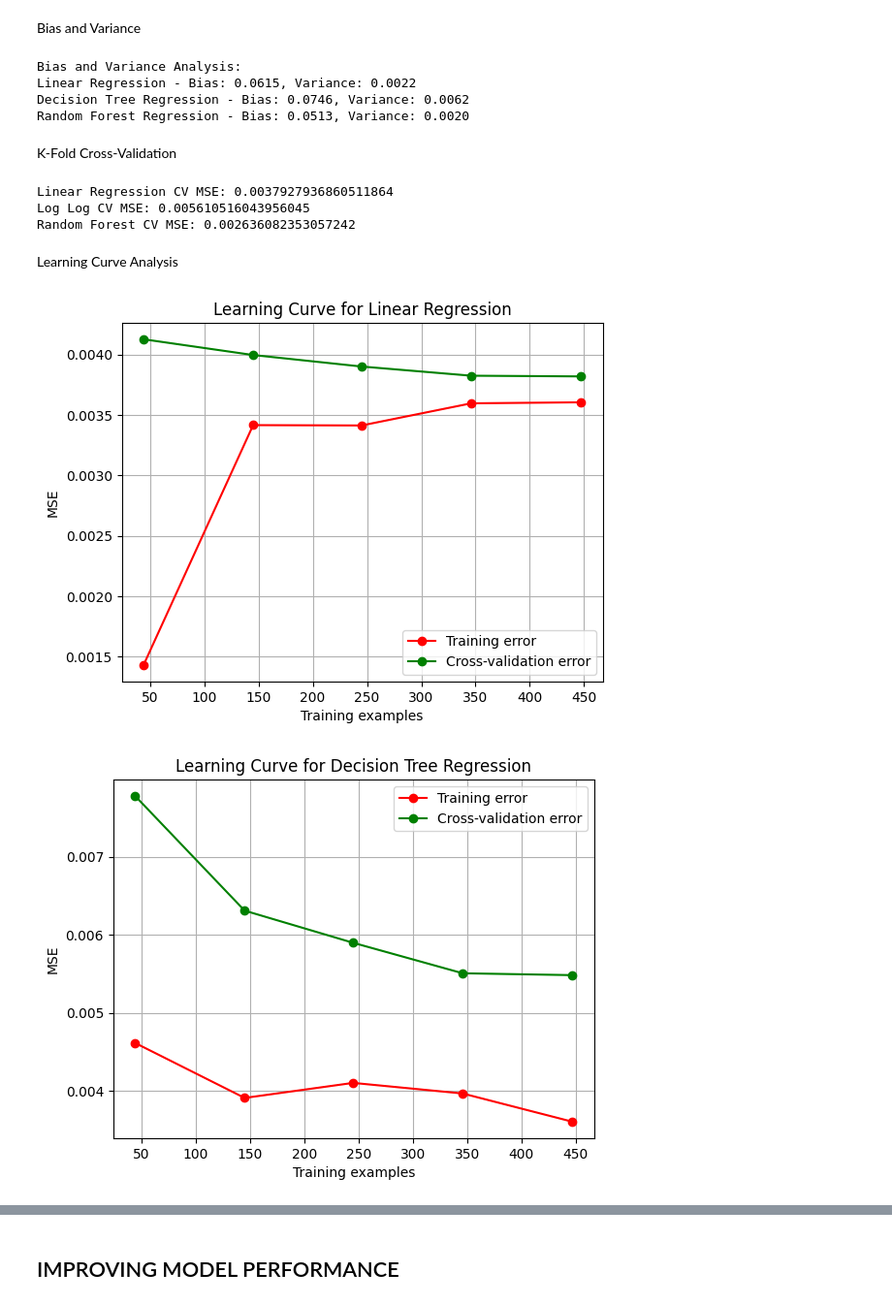
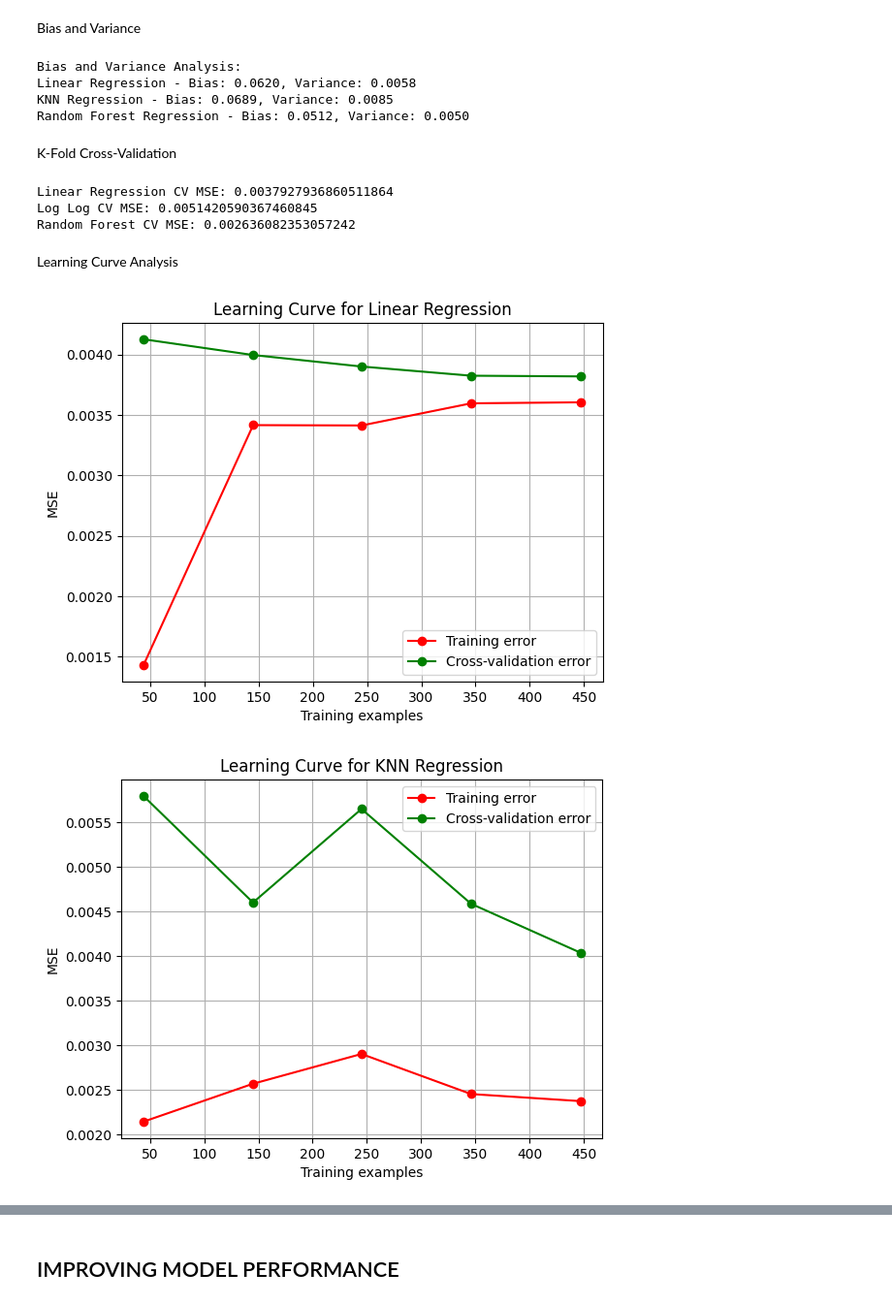
Before and after one commit to OldMarkie/Sleep-Efficiency-Data-Model, a Jupyter notebook: sleepEfficiencyModel.ipynb, the cells around one changed output, grey strips where cells are left out. Shown at 97% size. Cells and saved outputs as stored; diff of their text form; code cells hidden in the pictures.

Commit message:
in with the decision tree

```diff
--- a/sleepEfficiencyModel.ipynb
+++ b/sleepEfficiencyModel.ipynb
@@ -533,5 +543,2 @@ plt.show()
 # %% [markdown]
 Training the Model
-# %%
-knn_model = KNeighborsRegressor(n_neighbors=5, weights='uniform', metric='euclidean')
-knn_model.fit(X_train, y_train)
@@ -539,0 +545,11 @@ KNeighborsRegressor(metric='euclidean')
+# %%
+dtr_model = DecisionTreeRegressor(
+    criterion='friedman_mse',
+    max_depth=10,
+    min_samples_split=10,
+    min_samples_leaf=5,
+    max_features='sqrt',
+    random_state=24,
+    splitter='best'
+)
+dtr_model.fit(X_train, y_train)
@@ -684,25 +728,24 @@ def bias_variance_analysis(model, X, y, cv=5):
 
     return bias, variance
 
-# Calculate for Linear Regression
-linear_model_bias, linear_model_variance = bias_variance_analysis(linReg, X, y)
 
-# Calculate for Log-Log Regression
-dtr_model_bias, dtr_model_variance = bias_variance_analysis(knn_model, X, y)
+linear_model_bias, linear_model_variance = bias_variance_analysis(linReg, X_train, y_train)
 
-# Calculate for Random Forest Regression
-rf_model_bias, rf_model_variance = bias_variance_analysis(rf_model, X, y)
 
-# Display results
+knn_model_bias, knn_model_variance = bias_variance_analysis(dtr_model, X_train, y_train)
+
+
+rf_model_bias, rf_model_variance = bias_variance_analysis(rf_model, X_train, y_train)
+
 print("Bias and Variance Analysis:")
 print(f"Linear Regression - Bias: {linear_model_bias:.4f}, Variance: {linear_model_variance:.4f}")
-print(f"KNN Regression - Bias: {dtr_model_bias:.4f}, Variance: {dtr_model_variance:.4f}")
+print(f"KNN Regression - Bias: {knn_model_bias:.4f}, Variance: {knn_model_variance:.4f}")
 print(f"Random Forest Regression - Bias: {rf_model_bias:.4f}, Variance: {rf_model_variance:.4f}")
 # %% [output]
 Bias and Variance Analysis:
-Linear Regression - Bias: 0.0615, Variance: 0.0022
-Decision Tree Regression - Bias: 0.0746, Variance: 0.0062
-Random Forest Regression - Bias: 0.0513, Variance: 0.0020
+Linear Regression - Bias: 0.0620, Variance: 0.0058
+KNN Regression - Bias: 0.0689, Variance: 0.0085
+Random Forest Regression - Bias: 0.0512, Variance: 0.0050
 # %% [markdown]
 K-Fold Cross-Validation
 # %%
@@ -711,7 +754,7 @@ linear_scores = cross_val_score(linReg, X, y, cv=5, scoring='neg_mean_squared_er
 print("Linear Regression CV MSE:", -linear_scores.mean())
 
 # Cross-validation for Log Log Regression
-rf_scores = cross_val_score(knn_model, X, y, cv=5, scoring='neg_mean_squared_error')
+rf_scores = cross_val_score(dtr_model, X, y, cv=5, scoring='neg_mean_squared_error')
 print("Log Log CV MSE:", -rf_scores.mean())
 
 # Cross-validation for Random Forest
@@ -719,32 +762,32 @@ rf_scores = cross_val_score(rf_model, X, y, cv=5, scoring='neg_mean_squared_erro
 print("Random Forest CV MSE:", -rf_scores.mean())
 # %% [output]
 Linear Regression CV MSE: 0.0037927936860511864
-Log Log CV MSE: 0.005610516043956045
+Log Log CV MSE: 0.0051420590367460845
 Random Forest CV MSE: 0.002636082353057242
 # %% [markdown]
 Learning Curve Analysis
 # %%
 def plot_learning_curve(estimator, title, X, y):
     train_sizes, train_scores, test_scores = learning_curve(estimator, X, y, cv=100,
                                                             scoring='neg_mean_squared_error',
                                                             train_sizes=np.linspace(0.1, 1.0, 5))
     train_scores_mean = -train_scores.mean(axis=1)
     test_scores_mean = -test_scores.mean(axis=1)
 
     plt.figure()
     plt.plot(train_sizes, train_scores_mean, 'o-', color="r", label="Training error")
     plt.plot(train_sizes, test_scores_mean, 'o-', color="g", label="Cross-validation error")
     plt.title(title)
     plt.xlabel("Training examples")
     plt.ylabel("MSE")
     plt.legend(loc="best")
     plt.grid()
     plt.show()
 
 # Plot learning curves
 plot_learning_curve(linReg, "Learning Curve for Linear Regression", X, y)
-plot_learning_curve(knn_model, "Learning Curve for KNN Regression", X, y)
+plot_learning_curve(dtr_model, "Learning Curve for KNN Regression", X, y)
 plot_learning_curve(rf_model, "Learning Curve for Random Forest Regression", X, y)
 # %% [output]
 [figure]
-[figure, old version]
+[figure, new version]
```
Also changed, not shown: parts of 38 cells of this notebook.
